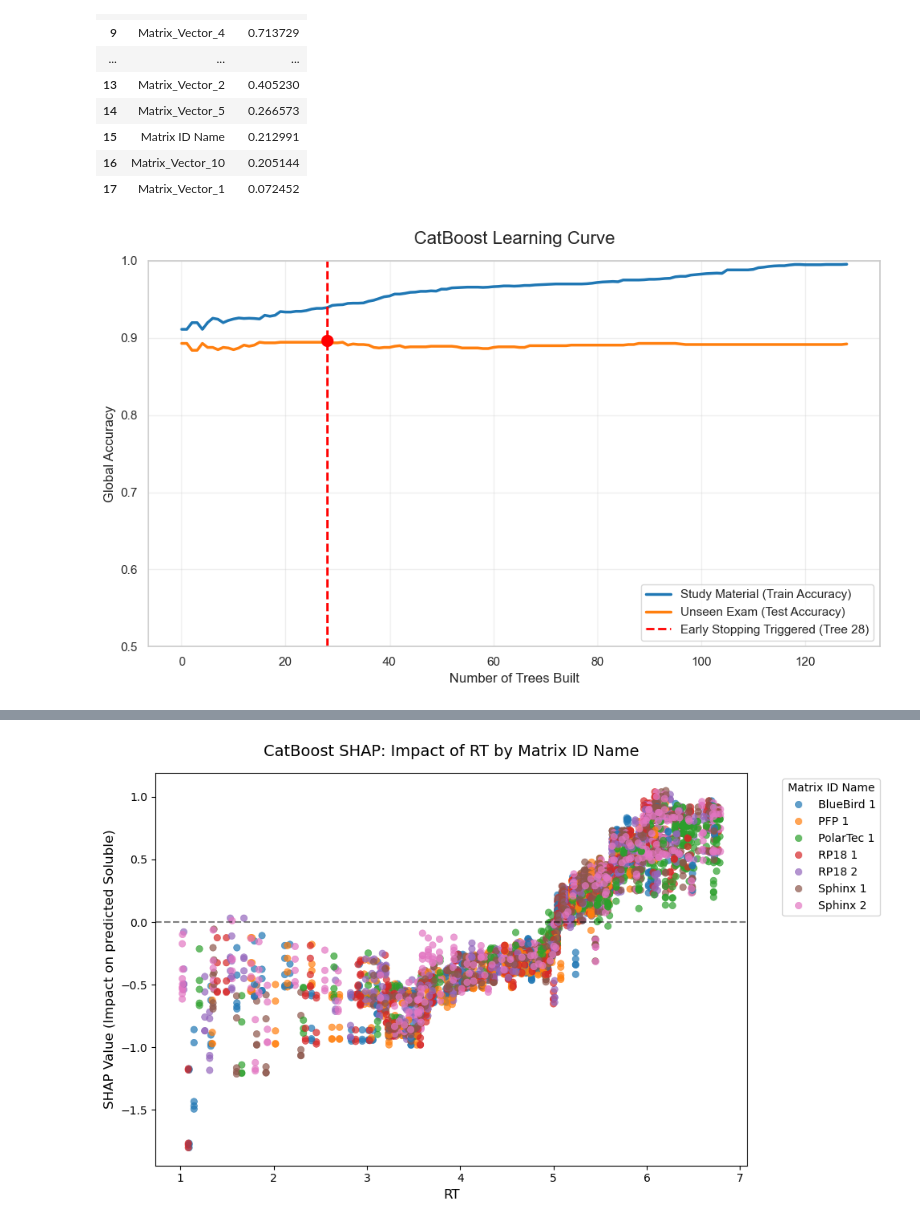
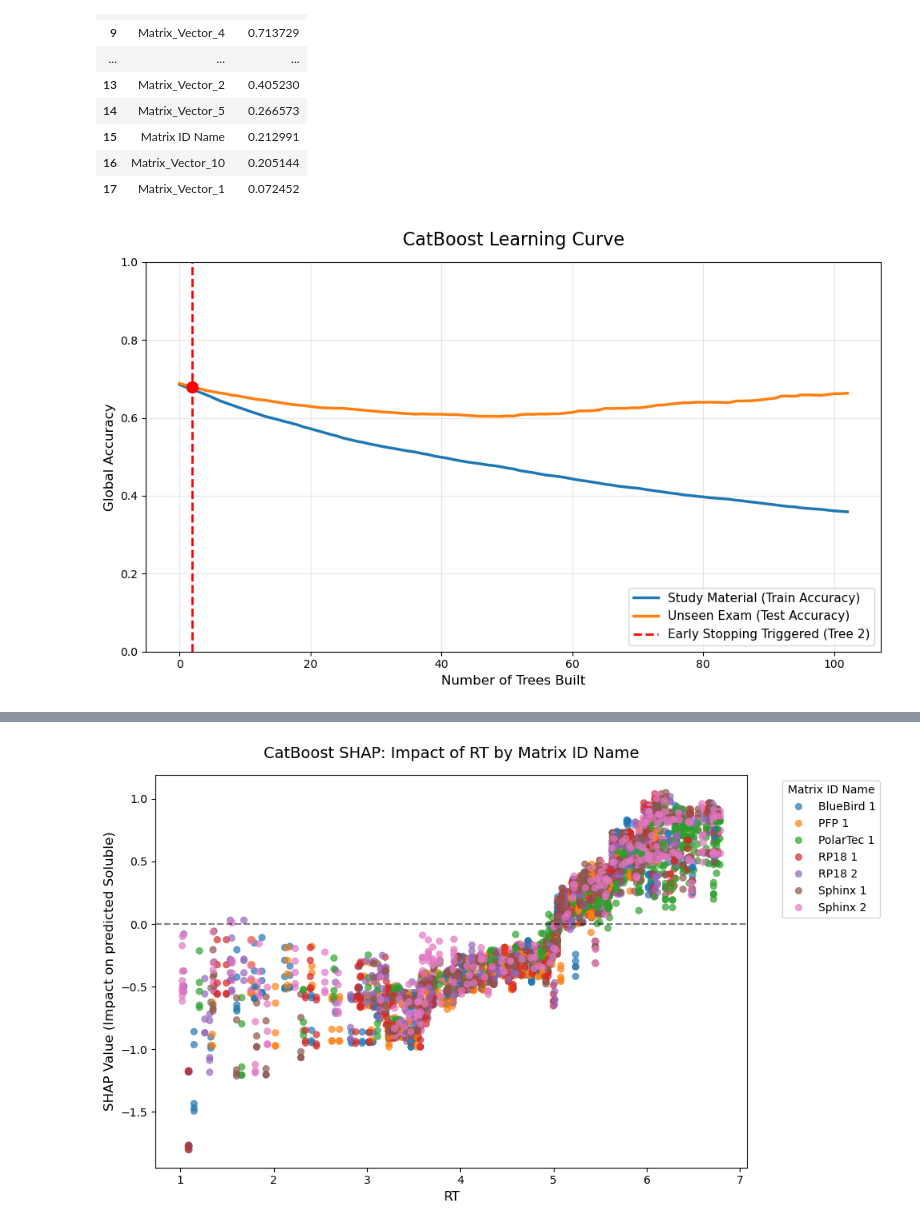
Before and after one commit to swisscatplus/solubility_prediction_nmr, a Jupyter notebook: src/dev/rt_prediction_continued.ipynb, the cells around one changed output, grey strips where cells are left out. Saved outputs shown, nothing was run; the diff lists cells and outputs as text; code cells hidden in the pictures.

```diff
--- a/src/dev/rt_prediction_continued.ipynb
+++ b/src/dev/rt_prediction_continued.ipynb
@@ -861,15 +862,15 @@ X_train_cb[cat_cols] = X_train_cb[cat_cols].fillna('Missing')
 X_test_cb[cat_cols] = X_test_cb[cat_cols].fillna('Missing')
 
 model_cb = CatBoostClassifier(
-    iterations=2500,           # maximum number of trees the AI is allowed to build
+    iterations=2000,           # maximum number of trees the AI is allowed to build
     depth=8,                   # variables the AI can combine into a single "thought." A depth of 2 means "If heavy AND in DCM"
     learning_rate = 0.1,
     cat_features=cat_cols,
+    scale_pos_weight=scale_weight,
     eval_metric='Accuracy',
     verbose=200,
     random_seed=56,
-    bagging_temperature=1.5,
-    random_strength=1
+
 )
 
 model_cb.fit(X_train_cb, y_train_cb,
@@ -1013,36 +1020,36 @@ def plot_catboost_shap_categorical(model, df, all_cols, cat_cols, base_feature='
 # %%
 history = model_cb.evals_result_
 
 # 2. Pull the specific accuracy arrays
-train_acc = history['learn']['Accuracy']
-test_acc = history['validation']['Accuracy']
+train_error = history['learn']['Logloss']
+test_error = history['validation']['Logloss']
 
 # 3. Find the exact tree where the AI peaked before overfitting
 best_tree = model_cb.get_best_iteration()
 
 # --- PLOTTING ---
 plt.figure(figsize=(10, 6))
 
 # Plot the curves
-plt.plot(train_acc, label='Study Material (Train Accuracy)', color='#1f77b4', linewidth=2.5)
-plt.plot(test_acc, label='Unseen Exam (Test Accuracy)', color='#ff7f0e', linewidth=2.5)
+plt.plot(train_error, label='Study Material (Train Accuracy)', color='#1f77b4', linewidth=2.5)
+plt.plot(test_error, label='Unseen Exam (Test Accuracy)', color='#ff7f0e', linewidth=2.5)
 
 # Draw the "Emergency Brake" line
 if best_tree is not None:
     plt.axvline(x=best_tree, color='red', linestyle='--', linewidth=2,
                 label=f'Early Stopping Triggered (Tree {best_tree})')
     # Mark the peak point
-    plt.scatter(best_tree, test_acc[best_tree], color='red', s=100, zorder=5)
+    plt.scatter(best_tree, test_error[best_tree], color='red', s=100, zorder=5)
 
 # Clean up visuals
-plt.ylim(0.5, 1)
+plt.ylim(0, 1)
 plt.title('CatBoost Learning Curve', fontsize=16, pad=15)
 plt.xlabel('Number of Trees Built', fontsize=12)
 plt.ylabel('Global Accuracy', fontsize=12)
 plt.grid(True, alpha=0.3)
 plt.legend(loc='lower right', fontsize=11)
 
 plt.tight_layout()
 plt.show()
 # %% [output]
-[figure, old version]
+[figure, new version]
```
Also changed, not shown: parts of 16 cells of this notebook, 10 other files.
